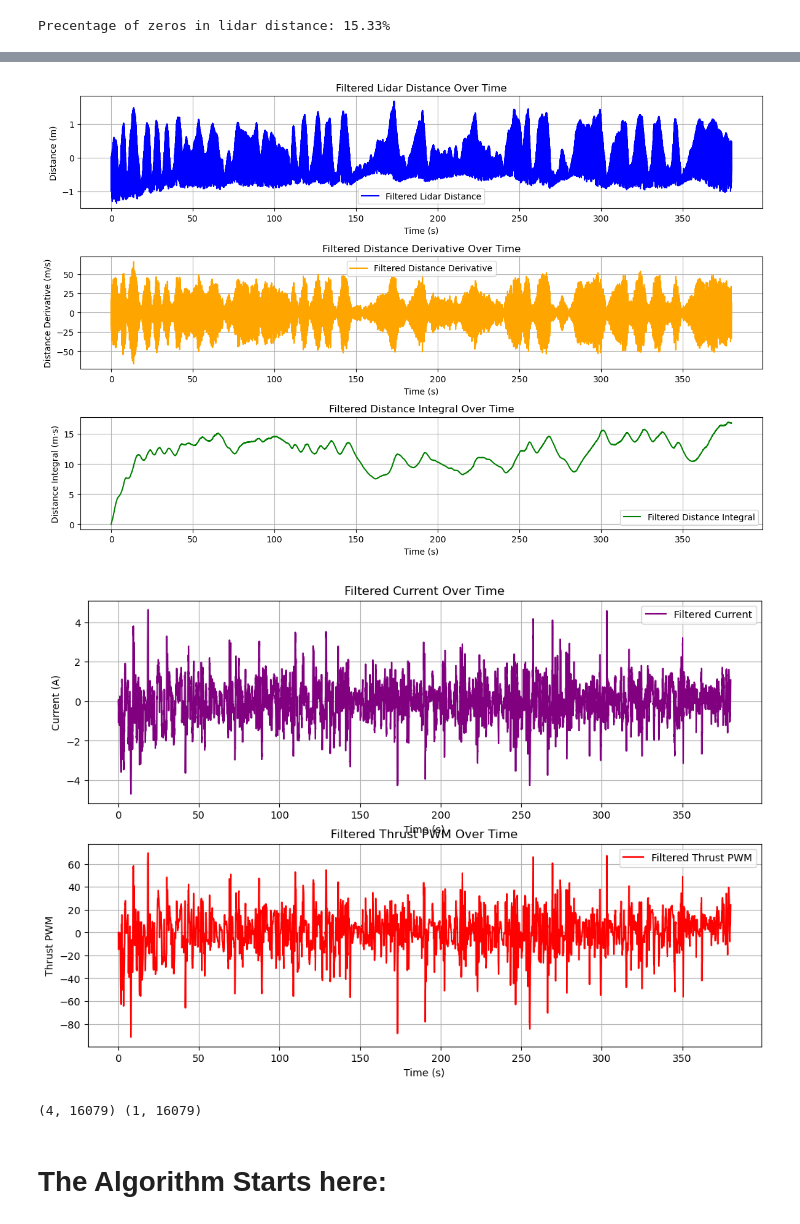
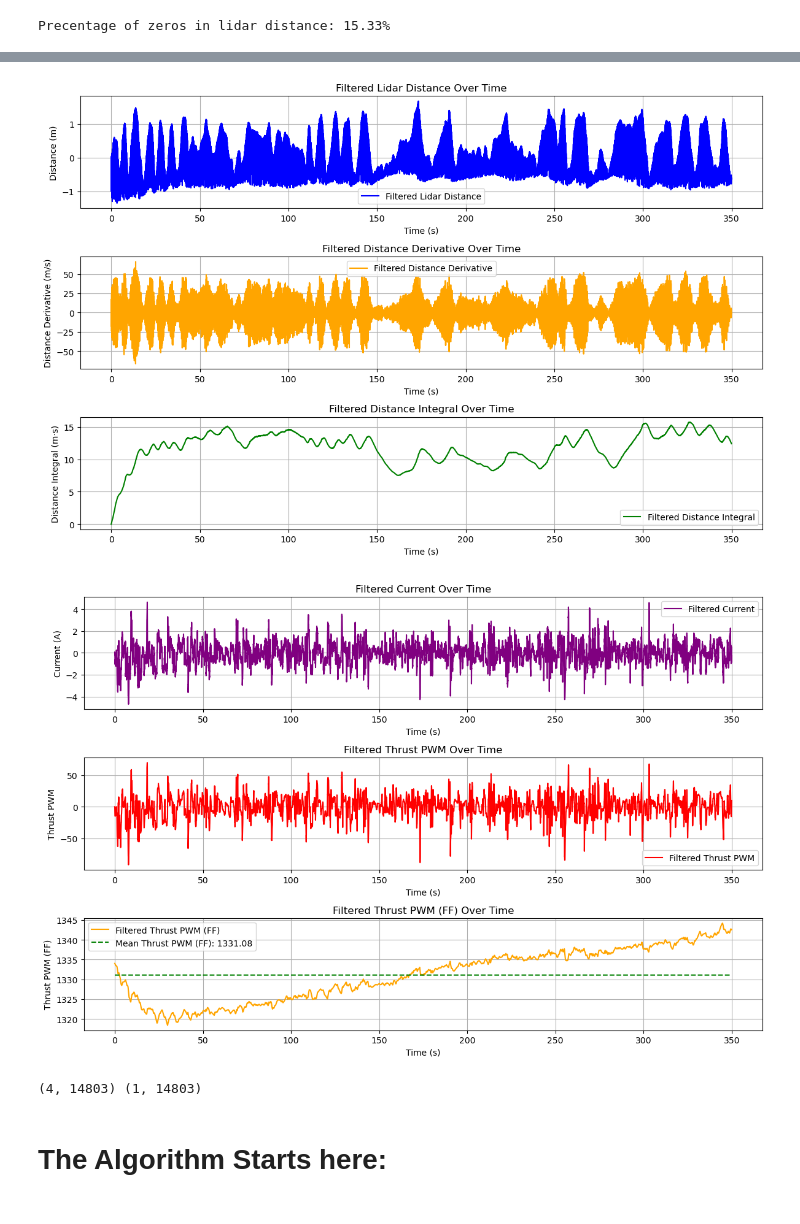
Before and after one commit to Amit5001/Thesis, a Jupyter notebook: Code/Theory Codes/ADP - Drone height control/Article Codes/Article Hight.ipynb, the cells around one changed output, grey strips where cells are left out. Drawn from its saved outputs; the diff is of its cells as text; code cells hidden in the pictures.

```diff
--- a/Code/Theory Codes/ADP - Drone height control/Article Codes/Article Hight.ipynb
+++ b/Code/Theory Codes/ADP - Drone height control/Article Codes/Article Hight.ipynb
@@ -28,7 +28,7 @@ df_non_zero = df[df['_current_lidar_distance_distance'] != 0]
 
 # Removing last 25 rows -- The battery was dead.
 # Reseting the index of the dataframe
-df_non_zero = df_non_zero[df_non_zero['time_sec'] < 380]
+df_non_zero = df_non_zero[df_non_zero['time_sec'] < 350]
 df_non_zero.reset_index(drop=True, inplace=True)
 # %%
 x_cols = ['_current_lidar_distance_distance','_drone_header_current']
@@ -127,7 +127,7 @@ plt.show()
 # Filtering all the data with the same HPF configuration
 # Here it will be a basic 1st order High Pass Filter (HPF)
 x_filtered = x.copy()
-cutoff = 0.001  # Cutoff frequency in Hz
+cutoff = 0.01  # Cutoff frequency in Hz
 x_filtered['distance'], _ = adaptive_hpf(x_filtered, 'distance', 'time_sec', cutoff)
 x_filtered['current'], _ = adaptive_hpf(x_filtered, 'current', 'time_sec', cutoff)
 x_filtered['distance_dot'], _ = adaptive_hpf(x_filtered, 'distance_dot', 'time_sec', cutoff)
@@ -135,6 +135,11 @@ x_filtered['distance_int'], _ = adaptive_hpf(x_filtered, 'distance_int', 'time_s
 
 u_filtered = u.copy()
 u_filtered['thrust_pwm'], _ = adaptive_hpf(u_filtered, 'thrust_pwm', 'time_sec', cutoff)
+
+u_FF = u.copy()
+# Filtering the thrust with a LPF
+u_FF['thrust_pwm'], _ = adaptive_LPF(u_FF, 'thrust_pwm', 'time_sec', cutoff)
+FF_mean = u_FF['thrust_pwm'].mean()
 # %%
 # Plotting the filtered data, same as before
 plt.figure(figsize=(12, 8))
@@ -162,27 +167,36 @@ plt.grid()
 plt.tight_layout()
 plt.show()
 # %% [output]
-[figure, old version]
+[figure, new version]
 # %%
 # Plotting the PWM after filtering
 plt.figure(figsize=(12, 8))
-plt.subplot(2, 1, 1)
+plt.subplot(3, 1, 1)
 plt.plot(dt,x_filtered['current'], label='Filtered Current', color='purple')
 plt.xlabel('Time (s)')
 plt.ylabel('Current (A)')
 plt.title('Filtered Current Over Time')
 plt.legend()
 plt.grid()
-plt.subplot(2, 1, 2)
+plt.subplot(3, 1, 2)
 plt.plot(dt, u_filtered['thrust_pwm'], label='Filtered Thrust PWM', color='red')
 plt.xlabel('Time (s)')
 plt.ylabel('Thrust PWM')
 plt.title('Filtered Thrust PWM Over Time')
 plt.legend()
 plt.grid()
+plt.subplot(3, 1, 3)
+plt.plot(dt, u_FF['thrust_pwm'], label='Filtered Thrust PWM (FF)', color='orange')
+plt.plot(dt, [FF_mean]*len(dt), label='Mean Thrust PWM (FF): {:.2f}'.format(FF_mean), linestyle='--', color='green')
+plt.xlabel('Time (s)')
+plt.ylabel('Thrust PWM (FF)')
+plt.title('Filtered Thrust PWM (FF) Over Time')
+plt.legend()
+plt.grid()
+plt.tight_layout()
 plt.show()
 # %% [output]
-[figure, old version]
+[figure, new version]
 # %%
 x_adp = x_filtered.values.copy()
 u_adp = u_filtered.values.copy()
@@ -191,7 +205,7 @@ x_adp = x_adp[:,1:].T  # Exclude the time column
 u_adp = u_adp[:,1:].T  # Exclude the time column
 print(x_adp.shape, u_adp.shape)
 # %% [output]
-(4, 16079) (1, 16079)
+(4, 14803) (1, 14803)
 # %% [markdown]
 # The Algorithm Starts here:
 # %% [markdown]
```
Also changed, not shown: parts of 6 cells of this notebook, 20 other files.
